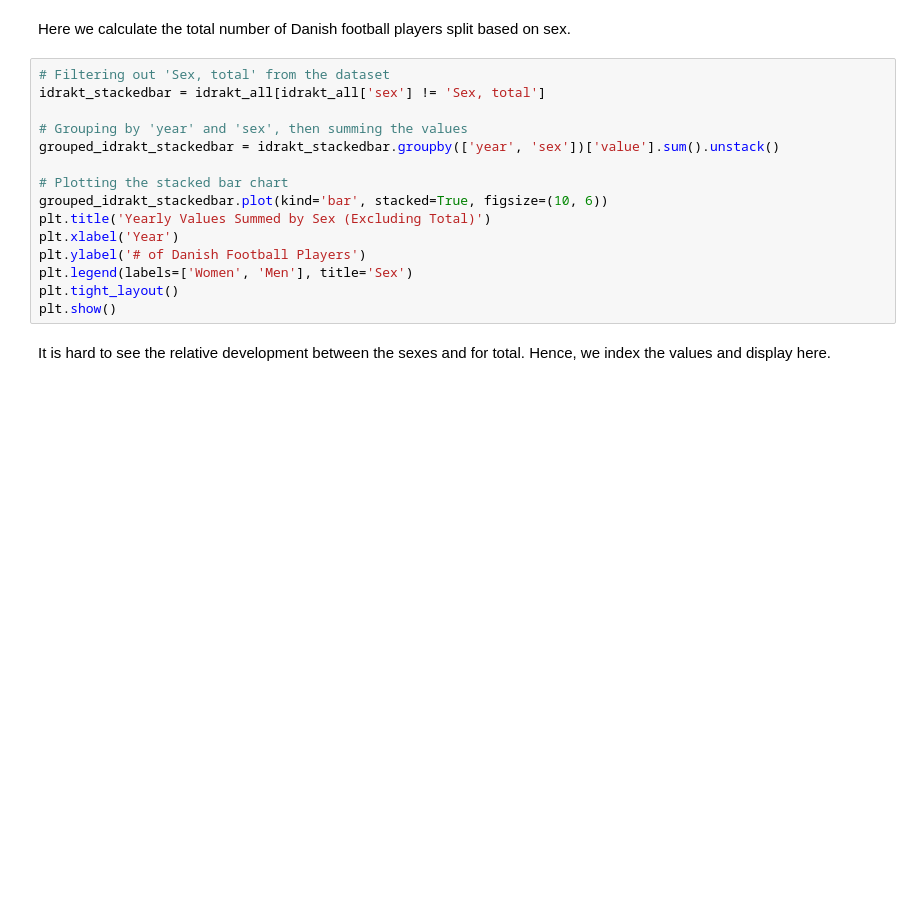
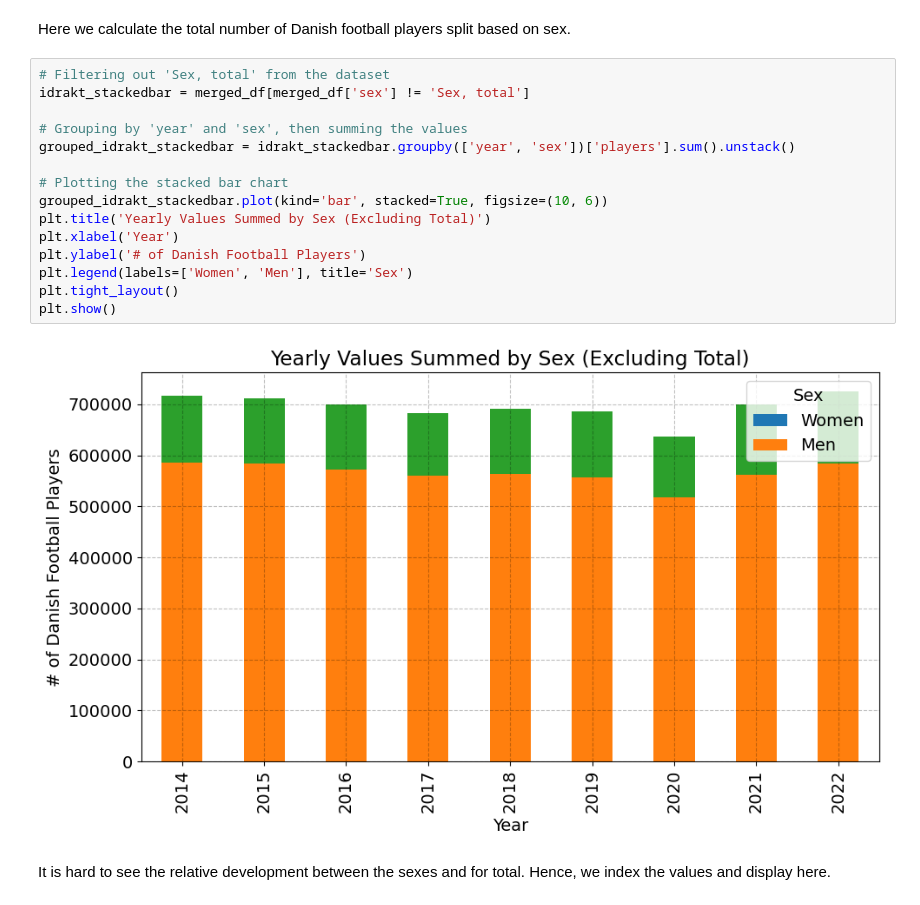
Before and after one commit to NumEconCopenhagen/projects-2024-econtechvets, a Jupyter notebook: dataproject/dataproject.ipynb, the cells around one changed output. Saved outputs shown, nothing was run; the diff lists cells and outputs as text; blank space fills up the shorter version.

```diff
--- a/dataproject/dataproject.ipynb
+++ b/dataproject/dataproject.ipynb
@@ -191,19 +231,21 @@ idrakt_all.head()
 Here we calculate the total number of Danish football players split based on sex.
 # %%
 # Filtering out 'Sex, total' from the dataset
-idrakt_stackedbar = idrakt_all[idrakt_all['sex'] != 'Sex, total']
+idrakt_stackedbar = merged_df[merged_df['sex'] != 'Sex, total']
 
 # Grouping by 'year' and 'sex', then summing the values
-grouped_idrakt_stackedbar = idrakt_stackedbar.groupby(['year', 'sex'])['value'].sum().unstack()
+grouped_idrakt_stackedbar = idrakt_stackedbar.groupby(['year', 'sex'])['players'].sum().unstack()
 
 # Plotting the stacked bar chart
 grouped_idrakt_stackedbar.plot(kind='bar', stacked=True, figsize=(10, 6))
 plt.title('Yearly Values Summed by Sex (Excluding Total)')
 plt.xlabel('Year')
 plt.ylabel('# of Danish Football Players')
 plt.legend(labels=['Women', 'Men'], title='Sex')
 plt.tight_layout()
 plt.show()
+# %% [output]
+[figure, added]
 # %% [markdown]
 It is hard to see the relative development between the sexes and for total. Hence, we index the values and display here.
 # %%
```
Also changed, not shown: parts of 23 cells of this notebook, 2 other files.
